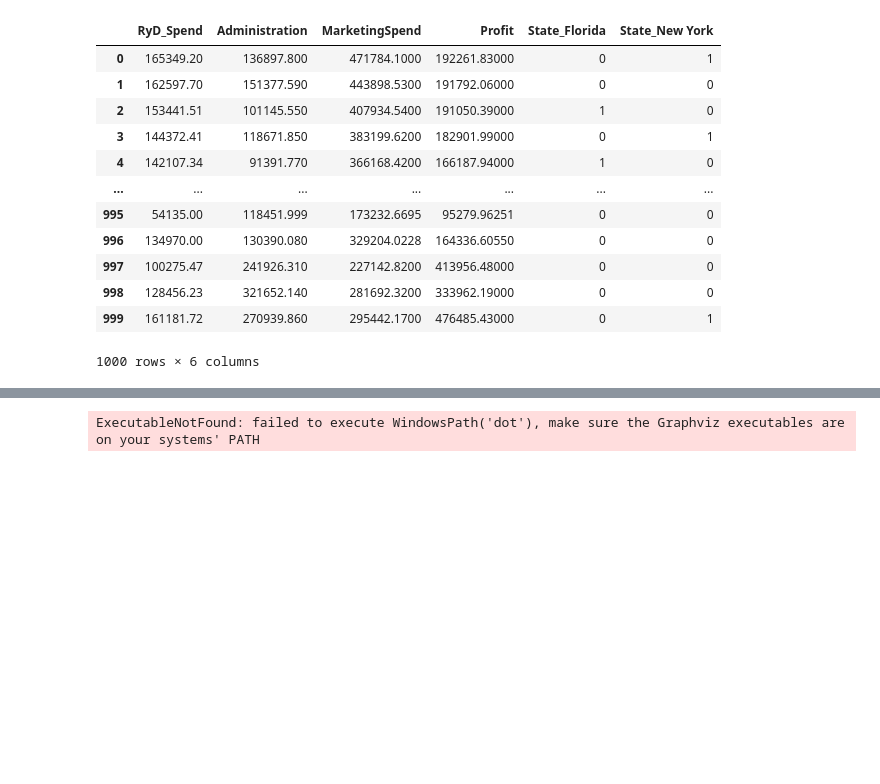
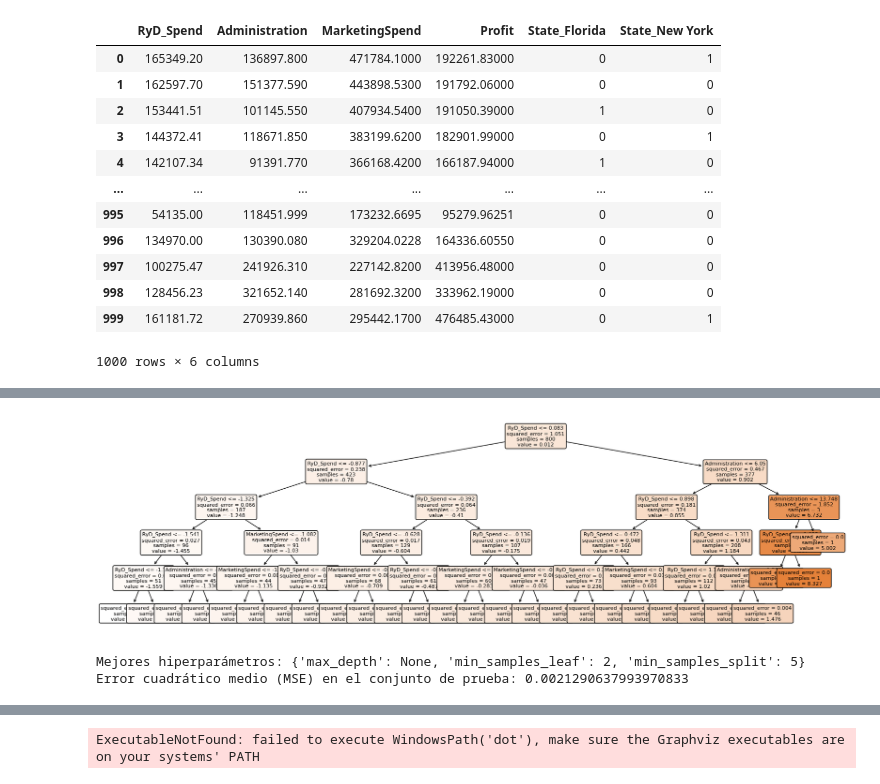
Before and after one commit to GuidoLorenzetti/TP, a Jupyter notebook: TP2/companies.ipynb, the cells around one changed output, grey strips where cells are left out. Drawn from its saved outputs; the diff is of its cells as text; code cells hidden in the pictures; blank space fills up the shorter version.

```diff
--- a/TP2/companies.ipynb
+++ b/TP2/companies.ipynb
@@ -157,0 +178,5 @@ Root Mean Squared Error: 2830.7821828751726
+# %%
+from sklearn.tree import export_text
+feature_list = list(xTrain.columns)
+r = export_text(regressor_tree, feature_names=feature_list)
+print(r)
@@ -157,0 +201,35 @@ Root Mean Squared Error: 2830.7821828751726
+# %%
+features = feature_list
+
+plt.figure(figsize=(20,6))
+tree.plot_tree(regressor_tree,
+                feature_names=features,
+                fontsize=8,
+                filled=True,
+                rounded=True)
+plt.show()
+# %% [output]
+[figure, added]
+# %%
+from sklearn.model_selection import  GridSearchCV
+from sklearn.metrics import mean_squared_error
+
+param_grid = {
+    'max_depth': [None, 5, 10, 15],
+    'min_samples_split': [2, 5, 10],
+    'min_samples_leaf': [1, 2, 4]
+}
+
+grid_search = GridSearchCV(tree_reg, param_grid, cv=5, scoring='neg_mean_squared_error', n_jobs=-1)
+grid_search.fit(xTrain, yTrain)
+best_params = grid_search.best_params_
+print("Mejores hiperparámetros:", best_params)
+best_model = grid_search.best_estimator_
+y_pred = best_model.predict(xTest)
+
+# Calcula el error cuadrático medio (MSE)
+mse = mean_squared_error(yTest, y_pred)
+print("Error cuadrático medio (MSE) en el conjunto de prueba:", mse)
+# %% [output]
+Mejores hiperparámetros: {'max_depth': None, 'min_samples_leaf': 2, 'min_samples_split': 5}
+Error cuadrático medio (MSE) en el conjunto de prueba: 0.0021290637993970833
```
Also changed, not shown: parts of 10 cells of this notebook.
